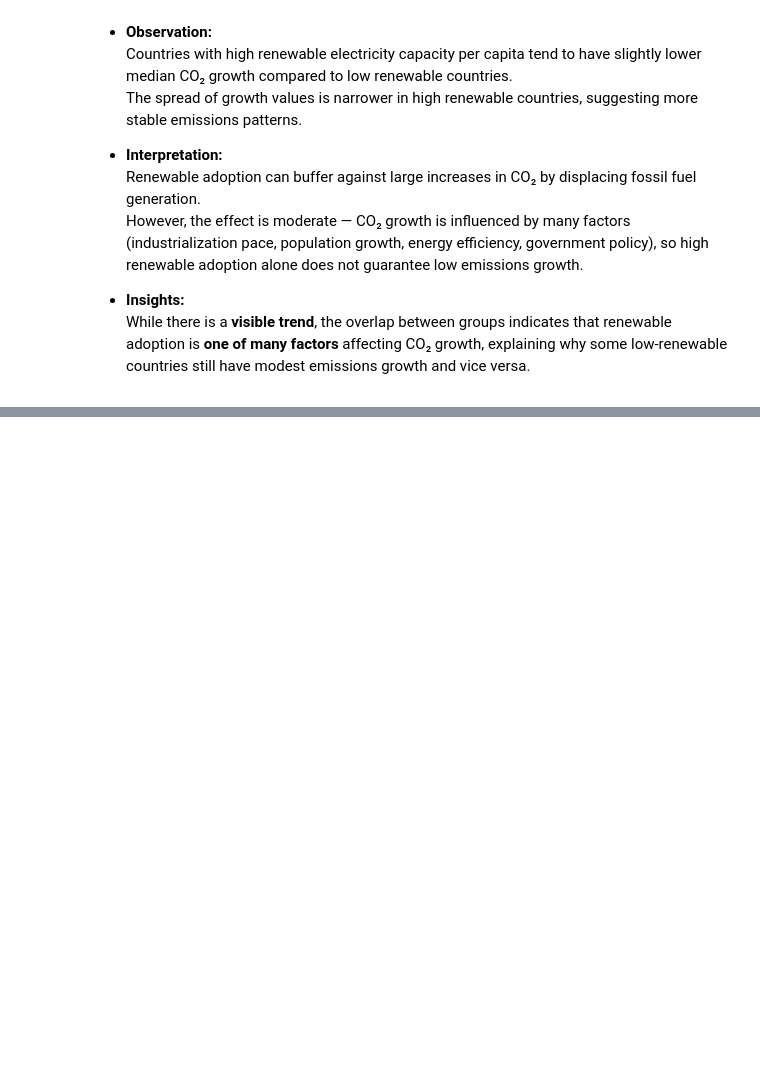
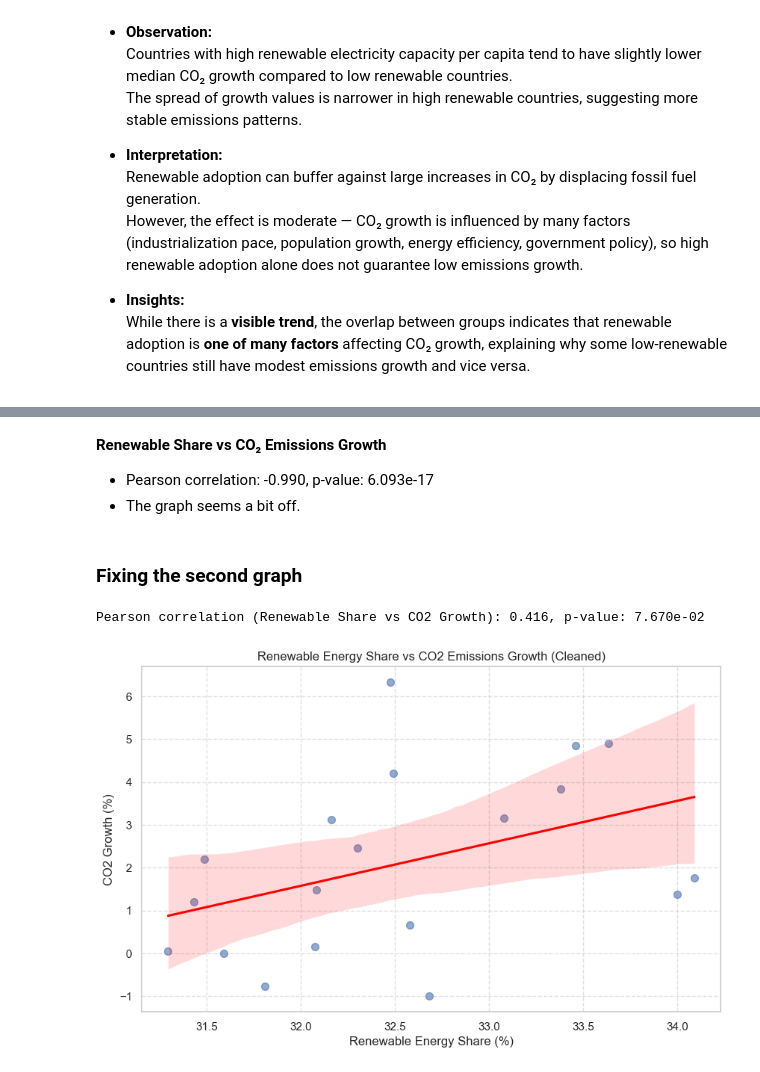
Before and after one commit to MaksimusRex/Data-Analysis-on-Emissions-Energy-and-EVs, a Jupyter notebook: DataAnalysisEmissions.ipynb, the cells around one changed output, grey strips where cells are left out. Drawn from its saved outputs; the diff is of its cells as text; code cells hidden in the pictures; blank space fills up the shorter version.

```diff
--- a/DataAnalysisEmissions.ipynb
+++ b/DataAnalysisEmissions.ipynb
@@ -1269,0 +1385,43 @@ plt.show()
+# %% [markdown]
+**Renewable Share vs CO₂ Emissions Growth**
+   - Pearson correlation: -0.990, p-value: 6.093e-17
+   - The graph seems a bit off.
+# %% [markdown]
+### Fixing the second graph
+# %%
+# 1. Calculate annual CO2 growth (%)
+df_energy_yearly['co2_growth'] = df_energy_yearly['value_co2_emissions_kt_by_country'].pct_change() * 100
+
+# 2. Keep rows where both columns are not NaN
+df_corr2 = df_energy_yearly[['renewable_energy_share_in_the_total_final_energy_consumption_', 'co2_growth']].dropna()
+
+# 3. REMOVE OUTLIERS: Filter out the -100% drop and the extreme share value
+# This keeps data where growth is greater than -50% (removing the crash)
+# and shares are within a realistic cluster (below 80% for this specific dataset)
+df_corr2_clean = df_corr2[(df_corr2['co2_growth'] > -50) &
+                          (df_corr2['renewable_energy_share_in_the_total_final_energy_consumption_'] < 80)]
+
+# 4. Pearson correlation (calculated on CLEAN data)
+corr2, pval2 = pearsonr(df_corr2_clean['renewable_energy_share_in_the_total_final_energy_consumption_'],
+                        df_corr2_clean['co2_growth'])
+
+print(f"Pearson correlation (Renewable Share vs CO2 Growth): {corr2:.3f}, p-value: {pval2:.3e}")
+
+# 5. Regression plot
+plt.figure(figsize=(10,6))
+sns.regplot(
+    data=df_corr2_clean,
+    x='renewable_energy_share_in_the_total_final_energy_consumption_',
+    y='co2_growth',
+    scatter_kws={'s':50, 'alpha':0.6},
+    line_kws={'color':'red'}
+)
+
+plt.title('Renewable Energy Share vs CO2 Emissions Growth (Cleaned)')
+plt.xlabel('Renewable Energy Share (%)')
+plt.ylabel('CO2 Growth (%)')
+plt.grid(True, linestyle='--', alpha=0.6)
+plt.show()
+# %% [output]
+Pearson correlation (Renewable Share vs CO2 Growth): 0.416, p-value: 7.670e-02
+[figure, added]
```
Also changed, not shown: parts of 5 cells of this notebook.
